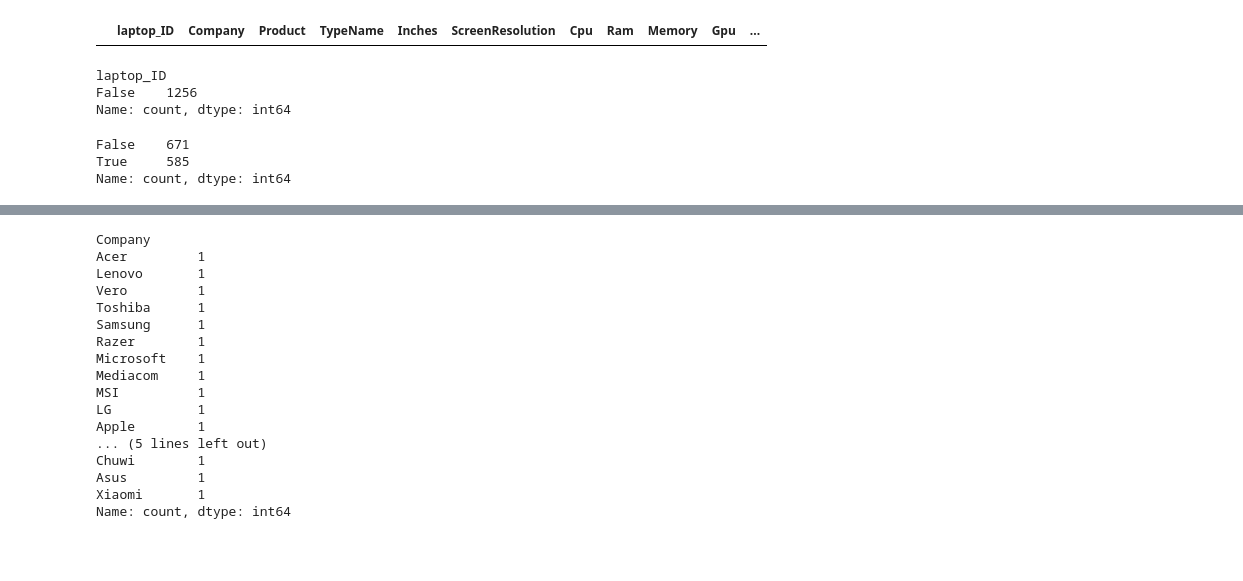
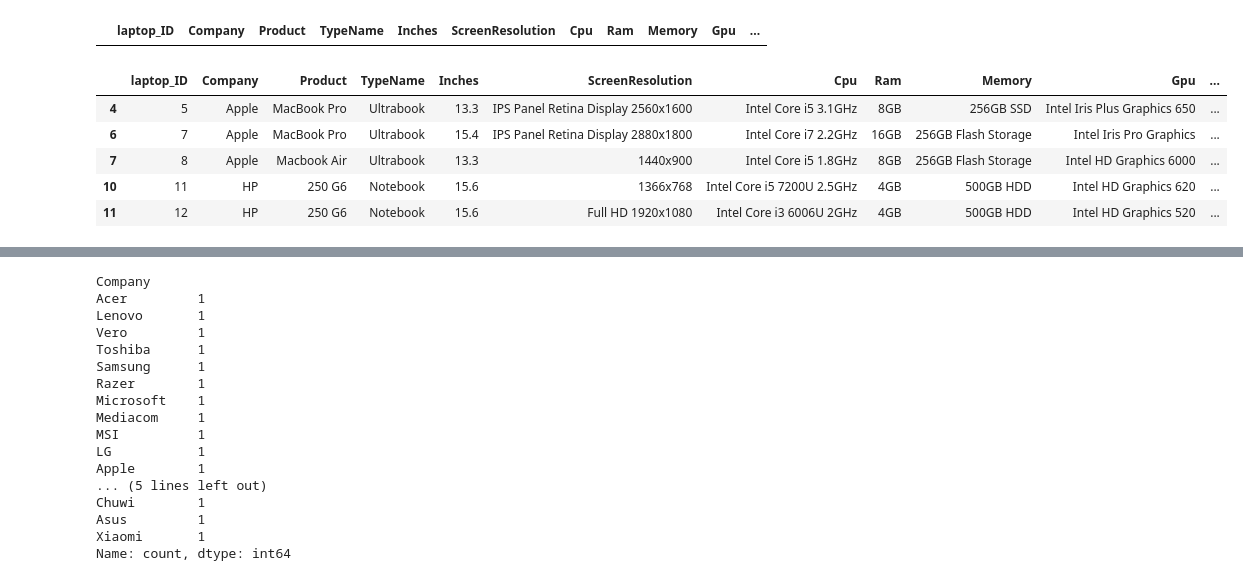
Before and after one commit to Dbarbanakov/data_science_with_python, a Jupyter notebook: 02_pandas_filtering_data/03_duplicates.ipynb, the cells around one changed output, grey strips where cells are left out. Cells and saved outputs as stored; diff of their text form; code cells hidden in the pictures; blank space fills up the shorter version.

```diff
--- a/02_pandas_filtering_data/03_duplicates.ipynb
+++ b/02_pandas_filtering_data/03_duplicates.ipynb
@@ -19,17 +19,14 @@ duplicates = df['laptop_ID'].duplicated()
 df[duplicates]
 # %% [output]
 |  | laptop_ID | Company | Product | TypeName | Inches | ScreenResolution | Cpu | Ram | Memory | Gpu | ... |
-# %%
-duplicates.value_counts()
-# %% [output]
-laptop_ID
-False    1256
-Name: count, dtype: int64
 # %%
 # duplicates in 2 or more columns
 more_duplicates = df.duplicated(['Product', 'TypeName', 'Inches'])
-more_duplicates.value_counts()
+df[more_duplicates].head()
 # %% [output]
-False    671
-True     585
-Name: count, dtype: int64
+|  | laptop_ID | Company | Product | TypeName | Inches | ScreenResolution | Cpu | Ram | Memory | Gpu | ... |
+| 4 | 5 | Apple | MacBook Pro | Ultrabook | 13.3 | IPS Panel Retina Display 2560x1600 | Intel Core i5 3.1GHz | 8GB | 256GB SSD | Intel Iris Plus Graphics 650 | ... |
+| 6 | 7 | Apple | MacBook Pro | Ultrabook | 15.4 | IPS Panel Retina Display 2880x1800 | Intel Core i7 2.2GHz | 16GB | 256GB Flash Storage | Intel Iris Pro Graphics | ... |
+| 7 | 8 | Apple | Macbook Air | Ultrabook | 13.3 | 1440x900 | Intel Core i5 1.8GHz | 8GB | 256GB Flash Storage | Intel HD Graphics 6000 | ... |
+| 10 | 11 | HP | 250 G6 | Notebook | 15.6 | 1366x768 | Intel Core i5 7200U 2.5GHz | 4GB | 500GB HDD | Intel HD Graphics 620 | ... |
+| 11 | 12 | HP | 250 G6 | Notebook | 15.6 | Full HD 1920x1080 | Intel Core i3 6006U 2GHz | 4GB | 500GB HDD | Intel HD Graphics 520 | ... |
```
Also changed, not shown: parts of 18 cells of this notebook, 1 other file.
